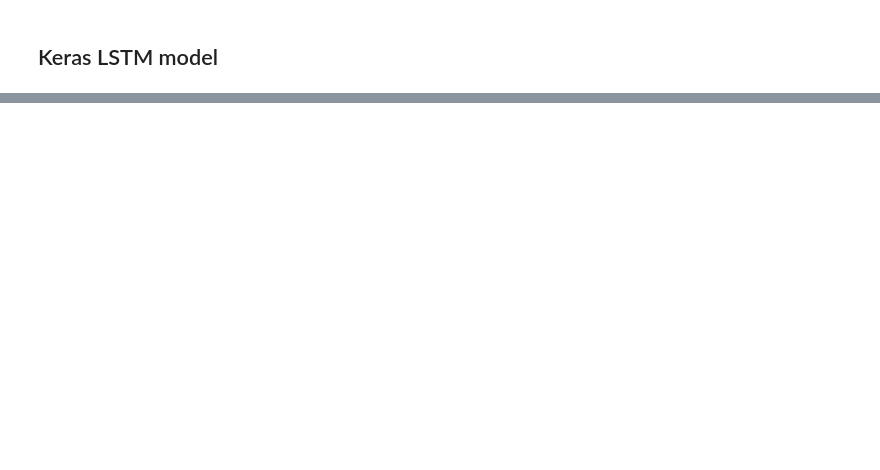
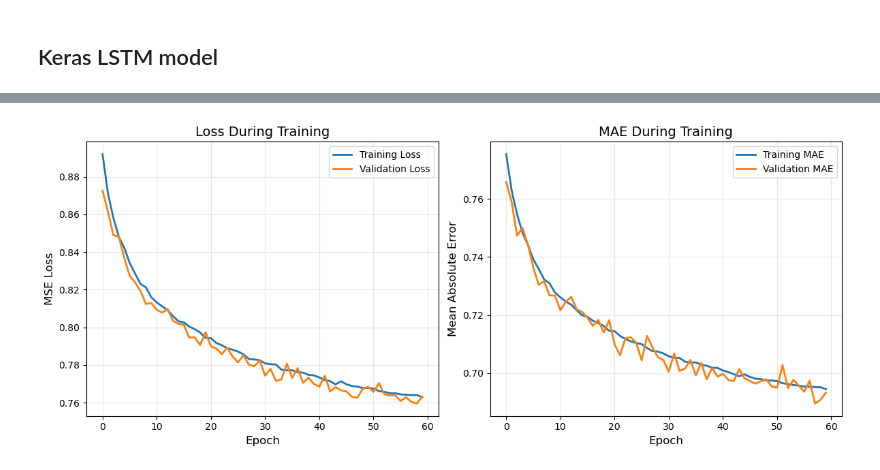
Before and after one commit to ThMRudolf/2025_LM_FinalProject, a Jupyter notebook: preproc_data/src/nb/Dynamics_RNN.ipynb, the cells around one changed output, grey strips where cells are left out. Drawn from its saved outputs; the diff is of its cells as text; code cells hidden in the pictures; blank space fills up the shorter version.

```diff
--- a/preproc_data/src/nb/Dynamics_RNN.ipynb
+++ b/preproc_data/src/nb/Dynamics_RNN.ipynb
@@ -283,0 +300,4 @@ KeyboardInterrupt:
+# %%
+plot_training_history(history)
+# %% [output]
+[figure, added]
```
Also changed, not shown: parts of 7 cells of this notebook.
